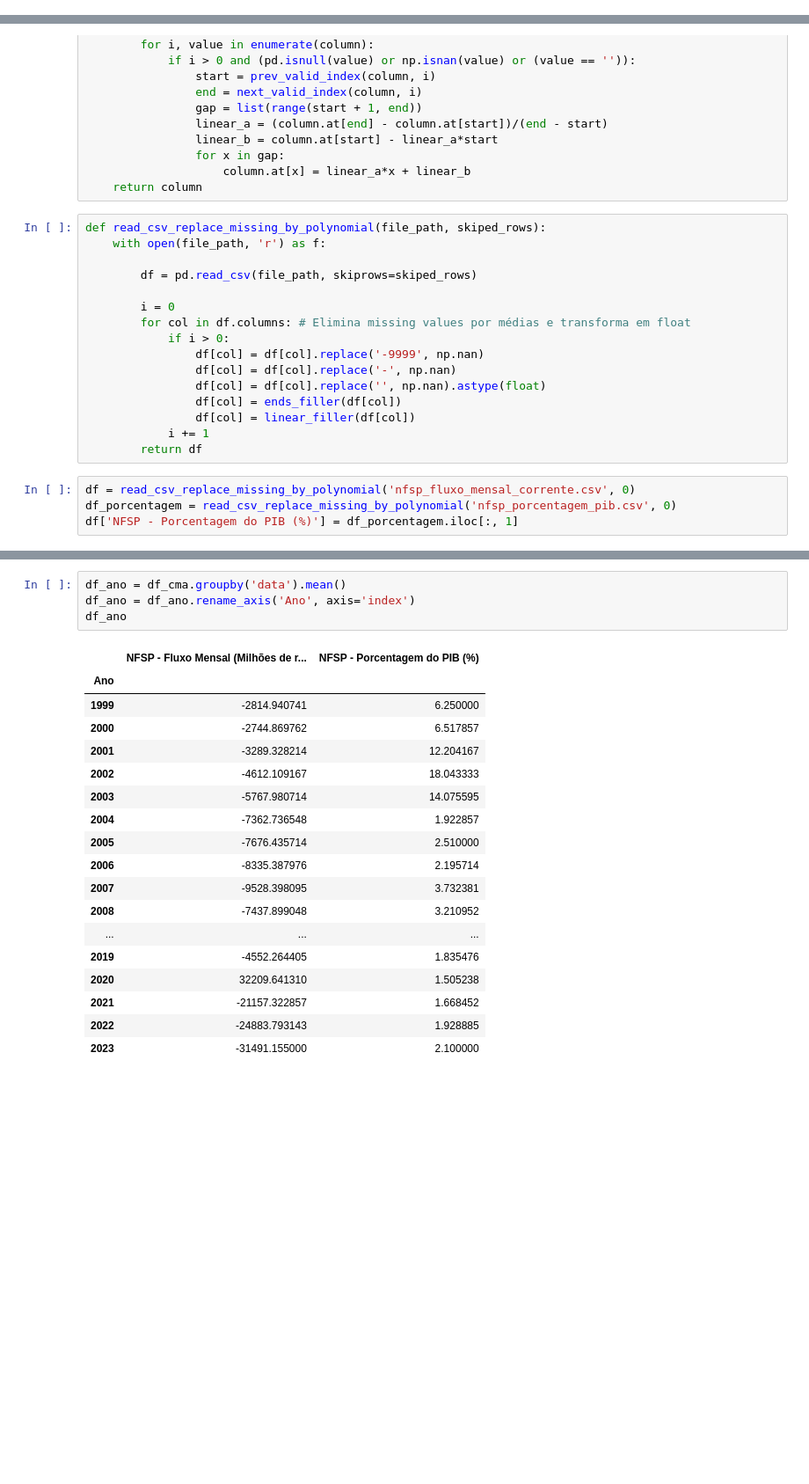
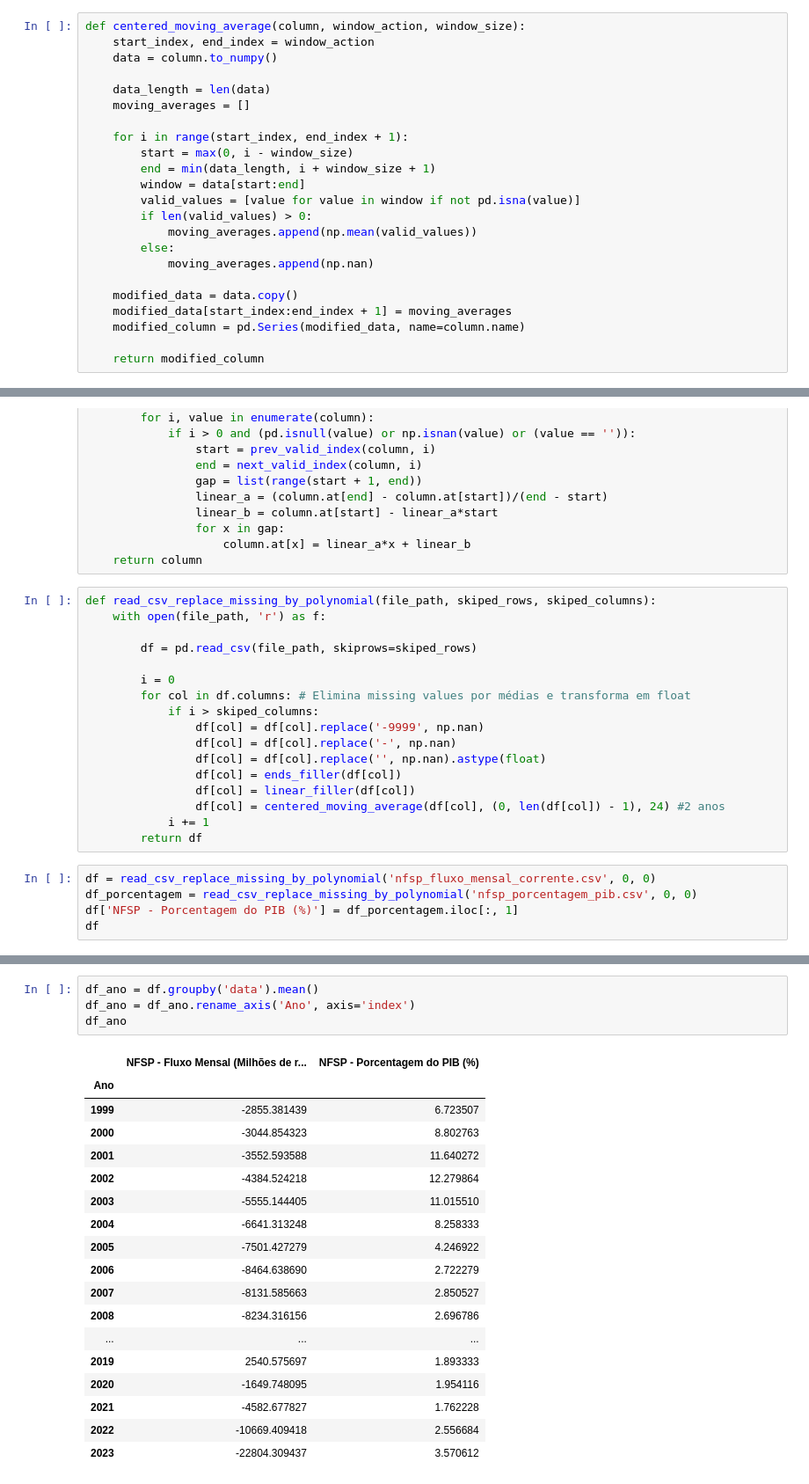
Before and after one commit to Pedro84skynet/TCC-MAC0499, a Jupyter notebook: Dados/Processados em Conjunto/Nacionais/NFSP/nfsp.ipynb, the cells around one changed output, grey strips where cells are left out. Shown at 88% size. Cells and saved outputs as stored; diff of their text form; blank space fills up the shorter version.

```diff
--- a/Dados/Processados em Conjunto/Nacionais/NFSP/nfsp.ipynb
+++ b/Dados/Processados em Conjunto/Nacionais/NFSP/nfsp.ipynb
@@ -11,3 +25,26 @@ warnings.filterwarnings("ignore")
+# %%
+def centered_moving_average(column, window_action, window_size):
+    start_index, end_index = window_action
+    data = column.to_numpy()
+
+    data_length = len(data)
+    moving_averages = []
+
+    for i in range(start_index, end_index + 1):
+        start = max(0, i - window_size)
+        end = min(data_length, i + window_size + 1)
+        window = data[start:end]
+        valid_values = [value for value in window if not pd.isna(value)]
+        if len(valid_values) > 0:
+            moving_averages.append(np.mean(valid_values))
+        else:
+            moving_averages.append(np.nan)
+
+    modified_data = data.copy()
+    modified_data[start_index:end_index + 1] = moving_averages
+    modified_column = pd.Series(modified_data, name=column.name)
+
+    return modified_column
 # %%
 # Linear Interpolation
 def ends_filler(column):
@@ -68,22 +105,24 @@ def linear_filler(column):
                     column.at[x] = linear_a*x + linear_b
     return column
 # %%
-def read_csv_replace_missing_by_polynomial(file_path, skiped_rows):
+def read_csv_replace_missing_by_polynomial(file_path, skiped_rows, skiped_columns):
     with open(file_path, 'r') as f:
 
         df = pd.read_csv(file_path, skiprows=skiped_rows)
 
         i = 0
         for col in df.columns: # Elimina missing values por médias e transforma em float
-            if i > 0:
+            if i > skiped_columns:
                 df[col] = df[col].replace('-9999', np.nan)
                 df[col] = df[col].replace('-', np.nan)
                 df[col] = df[col].replace('', np.nan).astype(float)
                 df[col] = ends_filler(df[col])
                 df[col] = linear_filler(df[col])
+                df[col] = centered_moving_average(df[col], (0, len(df[col]) - 1), 24) #2 anos
             i += 1
         return df
 # %%
-df = read_csv_replace_missing_by_polynomial('nfsp_fluxo_mensal_corrente.csv', 0)
-df_porcentagem = read_csv_replace_missing_by_polynomial('nfsp_porcentagem_pib.csv', 0)
+df = read_csv_replace_missing_by_polynomial('nfsp_fluxo_mensal_corrente.csv', 0, 0)
+df_porcentagem = read_csv_replace_missing_by_polynomial('nfsp_porcentagem_pib.csv', 0, 0)
 df['NFSP - Porcentagem do PIB (%)'] = df_porcentagem.iloc[:, 1]
+df
@@ -158,23 +143,23 @@ for i, column in enumerate(df.columns):
 # %%
-df_ano = df_cma.groupby('data').mean()
+df_ano = df.groupby('data').mean()
 df_ano = df_ano.rename_axis('Ano', axis='index')
 df_ano
 # %% [output]
 |  | NFSP - Fluxo Mensal (Milhões de r... | NFSP - Porcentagem do PIB (%) |
 | Ano |  |  |
-| 1999 | -2814.940741 | 6.250000 |
-| 2000 | -2744.869762 | 6.517857 |
-| 2001 | -3289.328214 | 12.204167 |
-| 2002 | -4612.109167 | 18.043333 |
-| 2003 | -5767.980714 | 14.075595 |
-| 2004 | -7362.736548 | 1.922857 |
-| 2005 | -7676.435714 | 2.510000 |
-| 2006 | -8335.387976 | 2.195714 |
-| 2007 | -9528.398095 | 3.732381 |
-| 2008 | -7437.899048 | 3.210952 |
+| 1999 | -2855.381439 | 6.723507 |
+| 2000 | -3044.854323 | 8.802763 |
+| 2001 | -3552.593588 | 11.640272 |
+| 2002 | -4384.524218 | 12.279864 |
+| 2003 | -5555.144405 | 11.015510 |
+| 2004 | -6641.313248 | 8.258333 |
+| 2005 | -7501.427279 | 4.246922 |
+| 2006 | -8464.638690 | 2.722279 |
+| 2007 | -8131.585663 | 2.850527 |
+| 2008 | -8234.316156 | 2.696786 |
 | ... | ... | ... |
-| 2019 | -4552.264405 | 1.835476 |
-| 2020 | 32209.641310 | 1.505238 |
-| 2021 | -21157.322857 | 1.668452 |
-| 2022 | -24883.793143 | 1.928885 |
-| 2023 | -31491.155000 | 2.100000 |
+| 2019 | 2540.575697 | 1.893333 |
+| 2020 | -1649.748095 | 1.954116 |
+| 2021 | -4582.677827 | 1.762228 |
+| 2022 | -10669.409418 | 2.556684 |
+| 2023 | -22804.309437 | 3.570612 |
```
Also changed, not shown: parts of 9 cells of this notebook, 43 other files.
